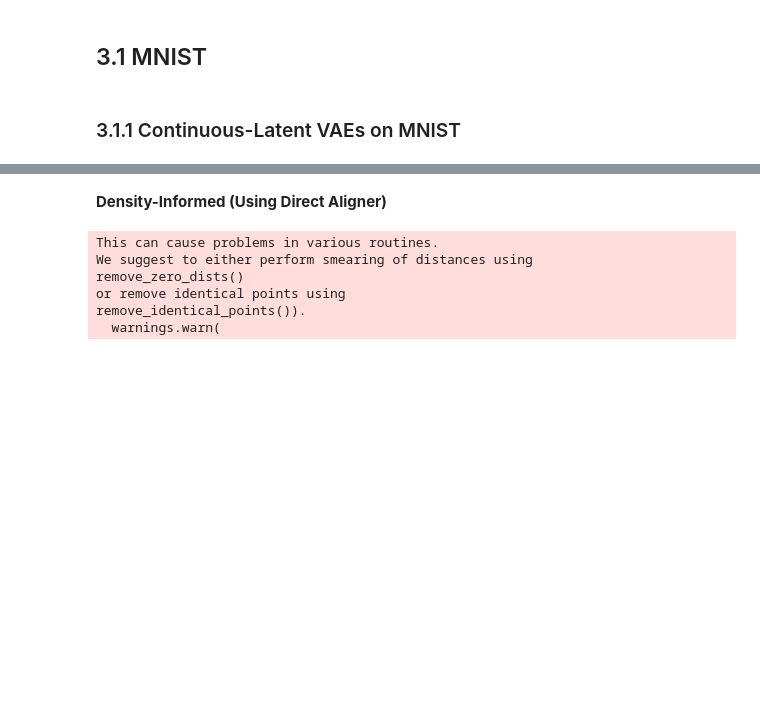
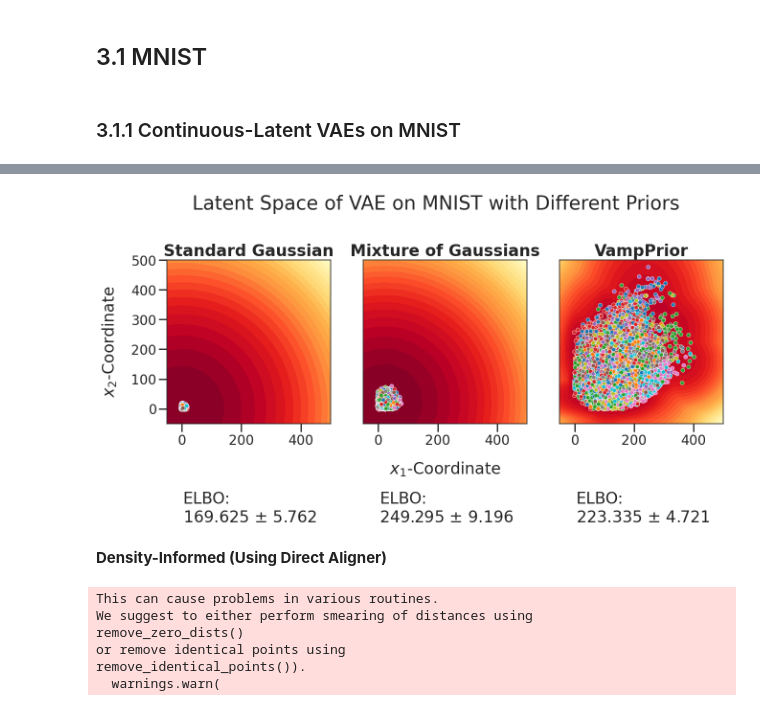
Before and after one commit to zuvale/ggdl_self_learn, a Jupyter notebook: experiments/autoencoder.ipynb, the cells around one changed output, grey strips where cells are left out. Drawn from its saved outputs; the diff is of its cells as text; code cells hidden in the pictures; blank space fills up the shorter version.

Commit message:
⚗️ retrained on MNIST with different updates

```diff
--- a/experiments/autoencoder.ipynb
+++ b/experiments/autoencoder.ipynb
@@ -982,3 +1063,86 @@ plt.show()
+# %%
+x_sample = next(iter(mnist_train_loader))[0][:1]
+_, n_channels, height, width  = x_sample.size()
+epochs = 100
+
+latent_size = 2
+embedding_size = 128
+n_classes = 10
+
+fig = plt.figure(figsize=(15, 15))
+gs_plot = fig.add_gridspec(1, 3)#, bottom=0.1)
+#gs_cbar = fig.add_gridspec(1, 1, top=0.27, bottom=0.26, left=0.3, right=0.7)
+
+for i, prior_type in enumerate(["std", "mog", "vamp"]):
+    enc = GaussianEncoder(make_mnist_enc_net(
+        height, n_channels, embedding_size, latent_size, n_classes))
+    dec = GaussianDecoder(
+        make_mnist_dec_net(embedding_size, latent_size, n_classes),
+        (n_channels, height, width), variance_type="scalar"
+    )
+    match prior_type:
+        case "std":
+            prior = GaussianBase((latent_size,))
+        case "mog":
+            prior = MixtureOfGaussiansBase(
+                (latent_size,), 15, logvar_bounds=(-4.0, 3.0))
+        case "vamp":
+            prior = VampBase(
+                (n_channels, height, width), 200, enc, n_classes=n_classes)
+    model = VAE(prior, enc, dec).to(DEVICE)
+
+    model.load_state_dict(torch.load(
+        MODEL_DIR
+            / f"mnist_vae_{prior_type}_{latent_size}_latentdim_{epochs}_n_epochs.pt",
+        map_location=torch.device(DEVICE)
+    ))
+
+    post_df = evaluate_aggregate_posterior(model, mnist_test_loader)
+    X, Y, pdf = evaluate_prior_pdf(
+        (-50, -50),
+        (500, 500),
+        model.prior()
+    )
+
+    ax = fig.add_subplot(gs_plot[i])
+    im = ax.contourf(
+        X, Y, pdf, levels=30, cmap="YlOrRd",
+        norm=Normalize(vmin=pdf.min(), vmax=pdf.max())
+    )
+    sns.scatterplot(
+        data=post_df, x="x", y="y", hue="class", ax=ax, legend=False)
+
+    ax.set_xlim(-50, 500)
+    ax.set_ylim(-50, 500)
+    ax.set_aspect("equal")
+
+    if i > 0:
+        ax.tick_params(left=False, labelleft=False)
+        ax.set_ylabel("")
+    else:
+        ax.set_ylabel("$x_2$-Coordinate", labelpad=20)
+
+    if i != 1:
+        ax.set_xlabel("")
+    else:
+        ax.set_xlabel("$x_1$-Coordinate", labelpad=20)
+
+    ax.set_title(PRIOR_NAME_MAP[prior_type], weight="bold")
+    elbo_var, elbo_mean = evaluate_elbo(
+        model, mnist_test_loader, reduction="mean")
+    ax.text(
+        0.1, -0.6, f"ELBO:\n{-elbo_mean:.3f} $\pm$ {elbo_var:.3f}",
+        transform=ax.transAxes
+    )
+
+#ax_cbar = fig.add_subplot(gs_cbar[0])
+#fig.colorbar(im, location="bottom", cax=ax_cbar)
+
+fig.suptitle("Latent Space of VAE on MNIST with Different Priors", y=0.7)
+
+plt.show()
+# %% [output]
+[figure, added]
 # %% [markdown]
 **Density-Informed (Using Direct Aligner)**
 # %%
```
Also changed, not shown: parts of 6 cells of this notebook.
